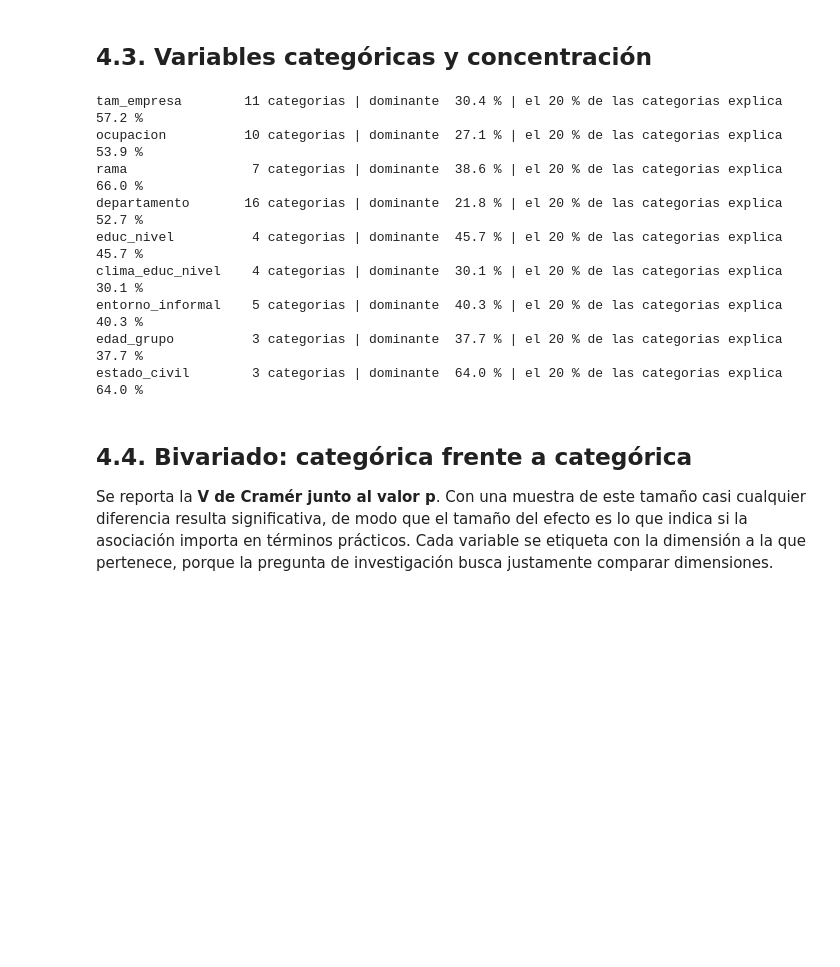
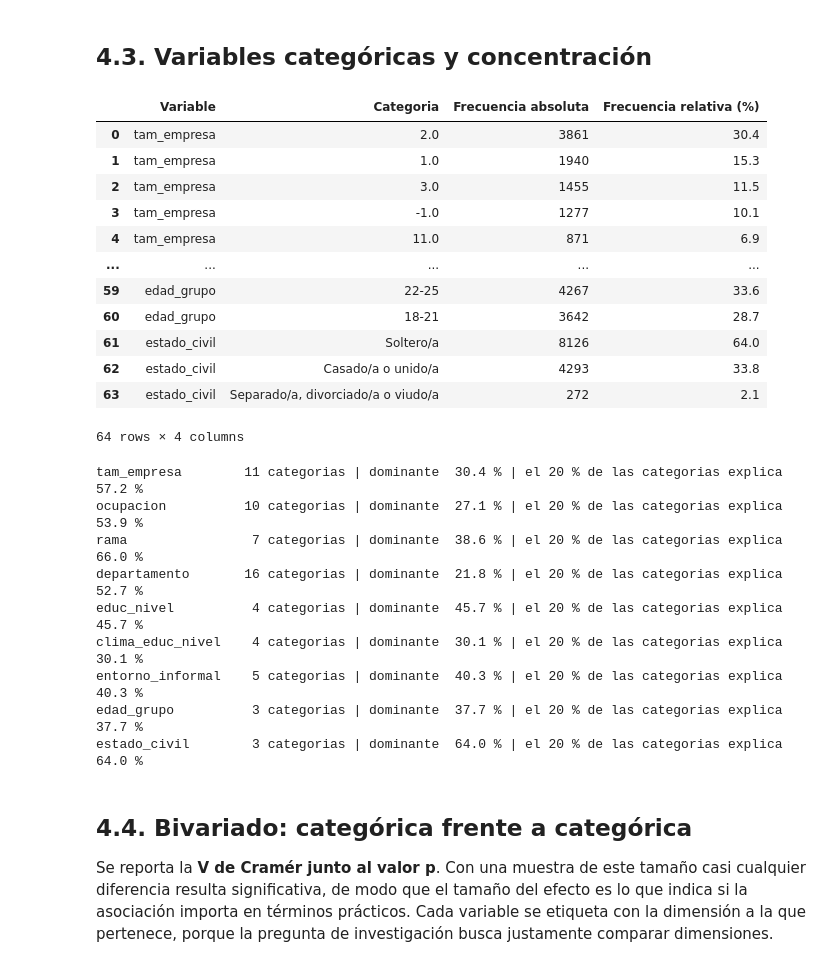
Before and after one commit to rlop026/informalidad-laboral-fase-1, a Jupyter notebook: notebooks/Fase1_Informalidad_Juvenil.ipynb, the cells around one changed output. Saved outputs shown, nothing was run; the diff lists cells and outputs as text; code cells hidden in the pictures; blank space fills up the shorter version.

```diff
--- a/notebooks/Fase1_Informalidad_Juvenil.ipynb
+++ b/notebooks/Fase1_Informalidad_Juvenil.ipynb
@@ -873,21 +949,44 @@ extremos no son plenamente interpretables como observaciones reales.
 # %%
 CAT = ["tam_empresa", "ocupacion", "rama", "departamento", "educ_nivel",
        "clima_educ_nivel", "entorno_informal", "edad_grupo", "estado_civil"]
+filas_frec = []
+for c in CAT:
+    vc = final[c].value_counts(dropna=False)
+    pct = final[c].value_counts(normalize=True, dropna=False) * 100
+    for cat in vc.index:
+        filas_frec.append({"Variable": c, "Categoria": cat,
+                           "Frecuencia absoluta": vc[cat],
+                           "Frecuencia relativa (%)": round(pct[cat], 1)})
+frecuencias_cat = pd.DataFrame(filas_frec)
+display(frecuencias_cat)
 for c in CAT:
     v = final[c].value_counts()
     top = max(1, int(np.ceil(0.2 * len(v))))
     print(f"{c:18s} {len(v):2d} categorias | dominante {100*v.iloc[0]/len(final):5.1f} % | "
           f"el 20 % de las categorias explica {100*v.head(top).sum()/len(final):5.1f} %")
 # %% [output]
+|  | Variable | Categoria | Frecuencia absoluta | Frecuencia relativa (%) |
+| 0 | tam_empresa | 2.0 | 3861 | 30.4 |
+| 1 | tam_empresa | 1.0 | 1940 | 15.3 |
+| 2 | tam_empresa | 3.0 | 1455 | 11.5 |
+| 3 | tam_empresa | -1.0 | 1277 | 10.1 |
+| 4 | tam_empresa | 11.0 | 871 | 6.9 |
+| ... | ... | ... | ... | ... |
+| 59 | edad_grupo | 22-25 | 4267 | 33.6 |
+| 60 | edad_grupo | 18-21 | 3642 | 28.7 |
+| 61 | estado_civil | Soltero/a | 8126 | 64.0 |
+| 62 | estado_civil | Casado/a o unido/a | 4293 | 33.8 |
+| 63 | estado_civil | Separado/a, divorciado/a o viudo/a | 272 | 2.1 |
-tam_empresa        11 categorias | dominante  30.4 % | el 20 % de las categorias explica  57.2 %
-ocupacion          10 categorias | dominante  27.1 % | el 20 % de las categorias explica  53.9 %
-rama                7 categorias | dominante  38.6 % | el 20 % de las categorias explica  66.0 %
-departamento       16 categorias | dominante  21.8 % | el 20 % de las categorias explica  52.7 %
-educ_nivel          4 categorias | dominante  45.7 % | el 20 % de las categorias explica  45.7 %
-clima_educ_nivel    4 categorias | dominante  30.1 % | el 20 % de las categorias explica  30.1 %
-entorno_informal    5 categorias | dominante  40.3 % | el 20 % de las categorias explica  40.3 %
-edad_grupo          3 categorias | dominante  37.7 % | el 20 % de las categorias explica  37.7 %
-estado_civil        3 categorias | dominante  64.0 % | el 20 % de las categorias explica  64.0 %
+64 rows × 4 columns
+tam_empresa        11 categorias | dominante  30.4 % | el 20 % de las categorias explica  57.2 %
+ocupacion          10 categorias | dominante  27.1 % | el 20 % de las categorias explica  53.9 %
+rama                7 categorias | dominante  38.6 % | el 20 % de las categorias explica  66.0 %
+departamento       16 categorias | dominante  21.8 % | el 20 % de las categorias explica  52.7 %
+educ_nivel          4 categorias | dominante  45.7 % | el 20 % de las categorias explica  45.7 %
+clima_educ_nivel    4 categorias | dominante  30.1 % | el 20 % de las categorias explica  30.1 %
+entorno_informal    5 categorias | dominante  40.3 % | el 20 % de las categorias explica  40.3 %
+edad_grupo          3 categorias | dominante  37.7 % | el 20 % de las categorias explica  37.7 %
+estado_civil        3 categorias | dominante  64.0 % | el 20 % de las categorias explica  64.0 %
 # %% [markdown]
 ## 4.4. Bivariado: categórica frente a categórica
 
```
Also changed, not shown: parts of 16 cells of this notebook.
